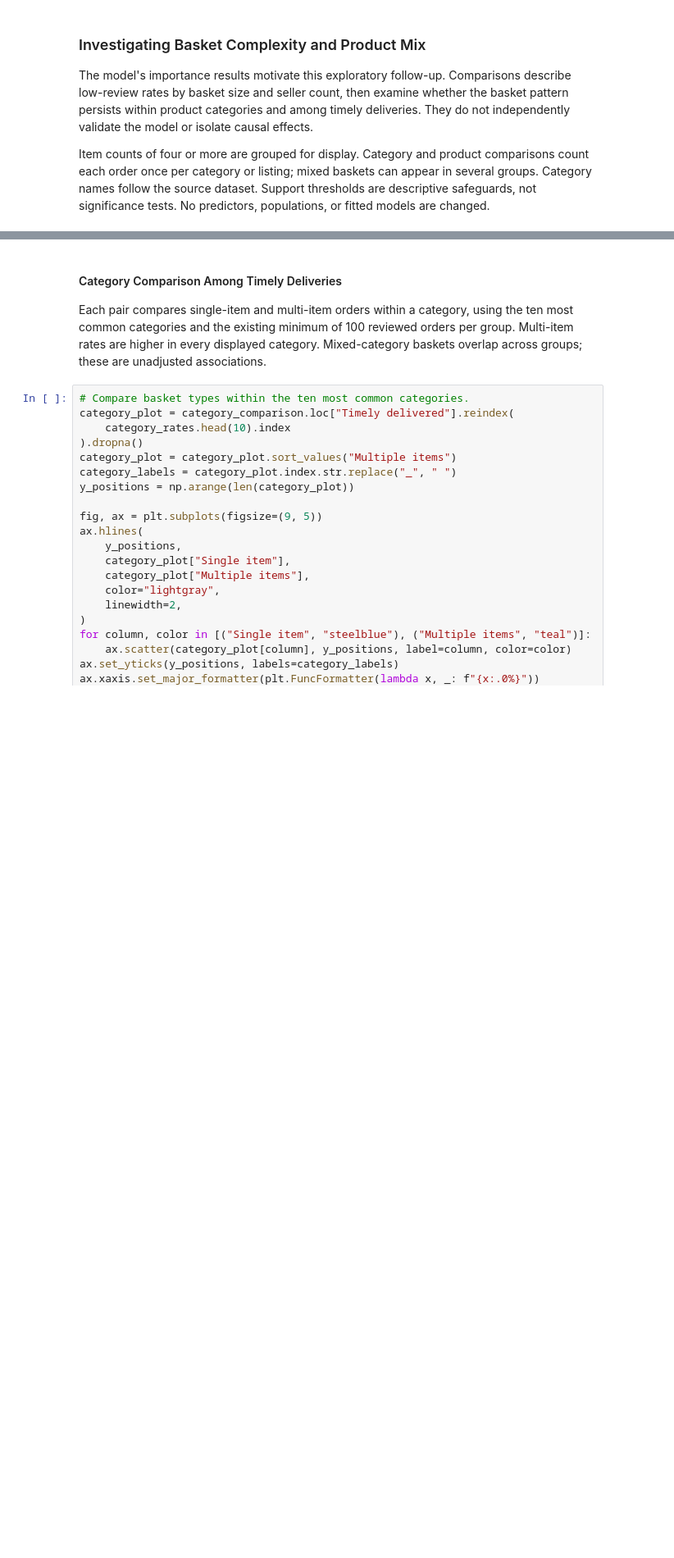
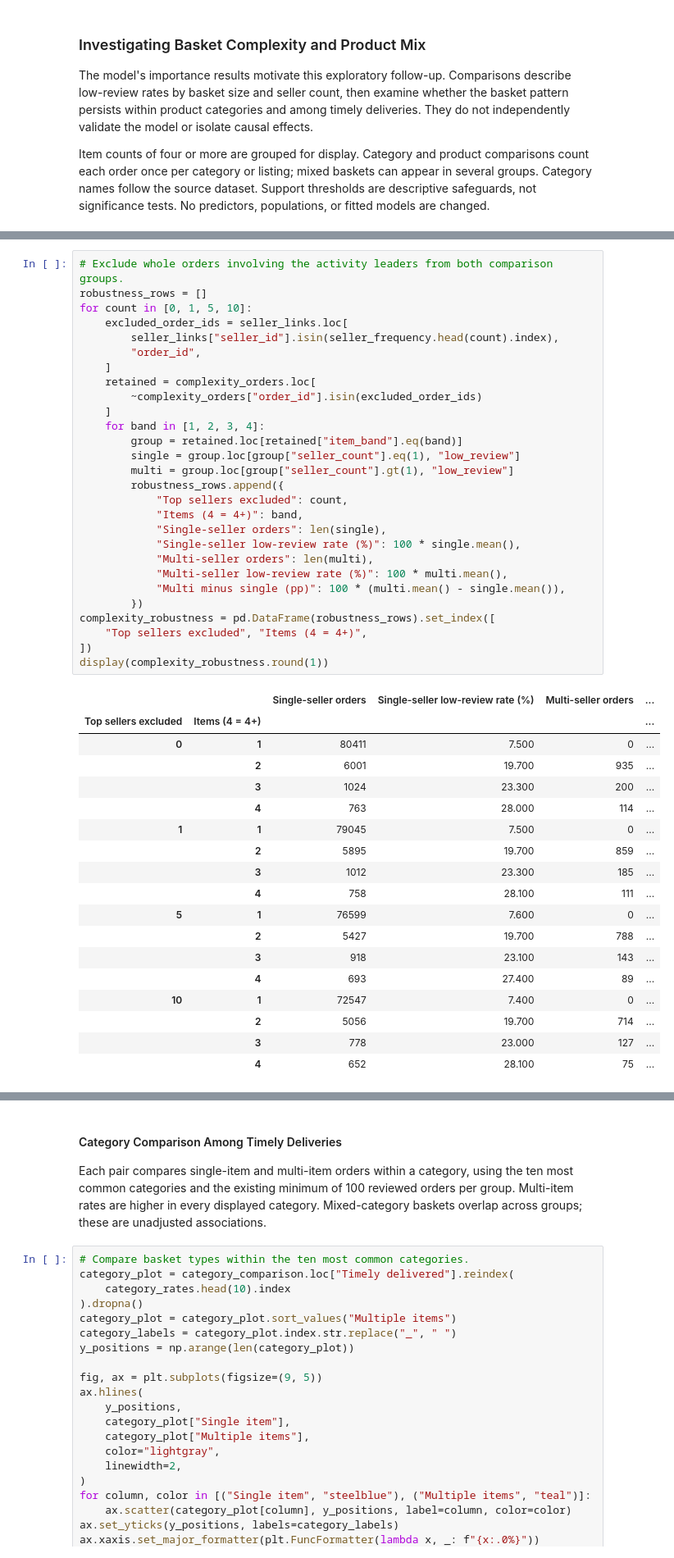
Before and after one commit to asherdata1/supply-chain-decision-support, a Jupyter notebook: 03_final/03_modeling.ipynb, the cells around one changed output, grey strips where cells are left out. Shown at 82% size. Cells and saved outputs as stored; diff of their text form; blank space fills up the shorter version.

```diff
--- a/03_final/03_modeling.ipynb
+++ b/03_final/03_modeling.ipynb
@@ -1365,0 +1690,47 @@ plt.show()
+# %%
+# Exclude whole orders involving the activity leaders from both comparison groups.
+robustness_rows = []
+for count in [0, 1, 5, 10]:
+    excluded_order_ids = seller_links.loc[
+        seller_links["seller_id"].isin(seller_frequency.head(count).index),
+        "order_id",
+    ]
+    retained = complexity_orders.loc[
+        ~complexity_orders["order_id"].isin(excluded_order_ids)
+    ]
+    for band in [1, 2, 3, 4]:
+        group = retained.loc[retained["item_band"].eq(band)]
+        single = group.loc[group["seller_count"].eq(1), "low_review"]
+        multi = group.loc[group["seller_count"].gt(1), "low_review"]
+        robustness_rows.append({
+            "Top sellers excluded": count,
+            "Items (4 = 4+)": band,
+            "Single-seller orders": len(single),
+            "Single-seller low-review rate (%)": 100 * single.mean(),
+            "Multi-seller orders": len(multi),
+            "Multi-seller low-review rate (%)": 100 * multi.mean(),
+            "Multi minus single (pp)": 100 * (multi.mean() - single.mean()),
+        })
+complexity_robustness = pd.DataFrame(robustness_rows).set_index([
+    "Top sellers excluded", "Items (4 = 4+)",
+])
+display(complexity_robustness.round(1))
+# %% [output]
+|  |  | Single-seller orders | Single-seller low-review rate (%) | Multi-seller orders | ... |
+| Top sellers excluded | Items (4 = 4+) |  |  |  | ... |
+| 0 | 1 | 80411 | 7.500 | 0 | ... |
+|  | 2 | 6001 | 19.700 | 935 | ... |
+|  | 3 | 1024 | 23.300 | 200 | ... |
+|  | 4 | 763 | 28.000 | 114 | ... |
+| 1 | 1 | 79045 | 7.500 | 0 | ... |
+|  | 2 | 5895 | 19.700 | 859 | ... |
+|  | 3 | 1012 | 23.300 | 185 | ... |
+|  | 4 | 758 | 28.100 | 111 | ... |
+| 5 | 1 | 76599 | 7.600 | 0 | ... |
+|  | 2 | 5427 | 19.700 | 788 | ... |
+|  | 3 | 918 | 23.100 | 143 | ... |
+|  | 4 | 693 | 27.400 | 89 | ... |
+| 10 | 1 | 72547 | 7.400 | 0 | ... |
+|  | 2 | 5056 | 19.700 | 714 | ... |
+|  | 3 | 778 | 23.000 | 127 | ... |
+|  | 4 | 652 | 28.100 | 75 | ... |
```
Also changed, not shown: parts of 44 cells of this notebook, 1 other file.
